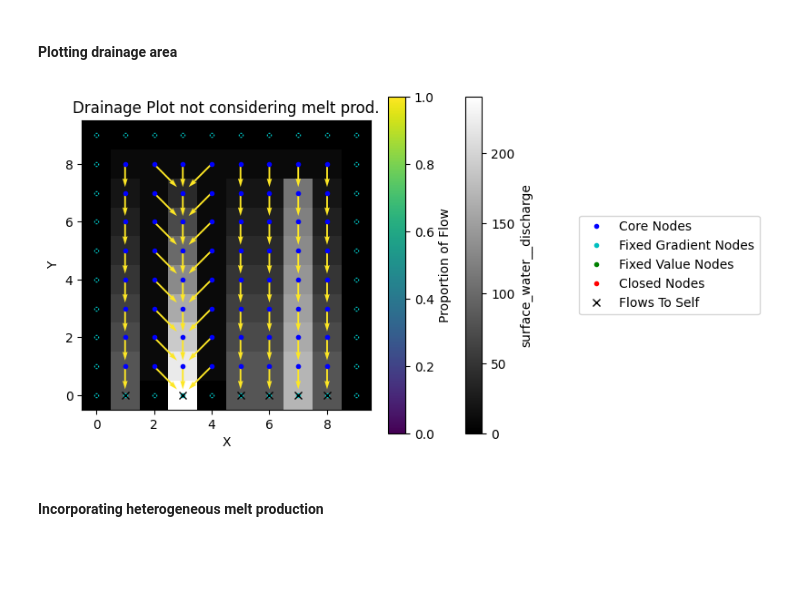
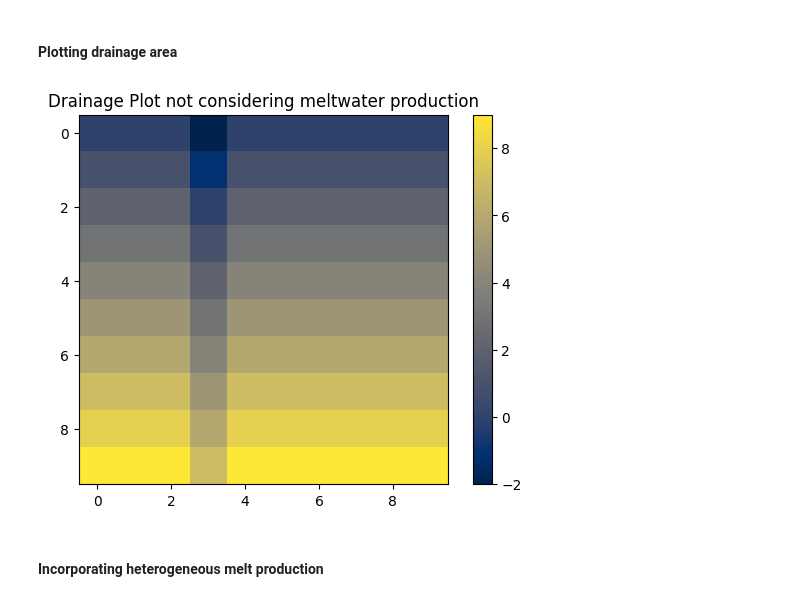
Before and after one commit to csdms-espin/ESPIn_2023_glacial_water_routing, a Jupyter notebook: MeltwaterRunoff_EmilyVersion.ipynb, the cells around one changed output. Cells and saved outputs as stored; diff of their text form; code cells hidden in the pictures; blank space fills up the shorter version.

Commit message:
reorganizing notebook, messing with Jonas plotting function

```diff
--- a/MeltwaterRunoff_EmilyVersion.ipynb
+++ b/MeltwaterRunoff_EmilyVersion.ipynb
@@ -133,10 +51,10 @@ channel.surf_plot()
 # %% [markdown]
 #### Plotting drainage area
 # %%
-drainage_plot(channel.grid,surface='surface_water__discharge', title='Drainage Plot not considering melt prod.')
+flowdir_plot(channel.grid,1,title='Drainage Plot not considering meltwater production')
 plt.show()
 # %% [output]
-[figure, old version]
+[figure, new version]
 # %% [markdown]
 #### Incorporating heterogeneous melt production
 # %%
```
Also changed, not shown: parts of 16 cells of this notebook, 1 other file.
